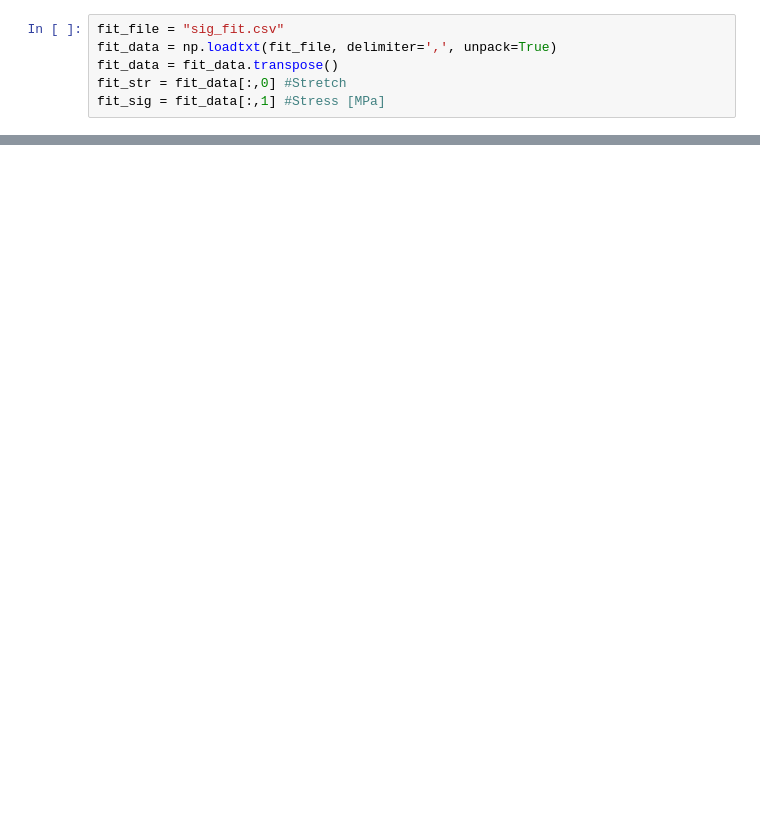
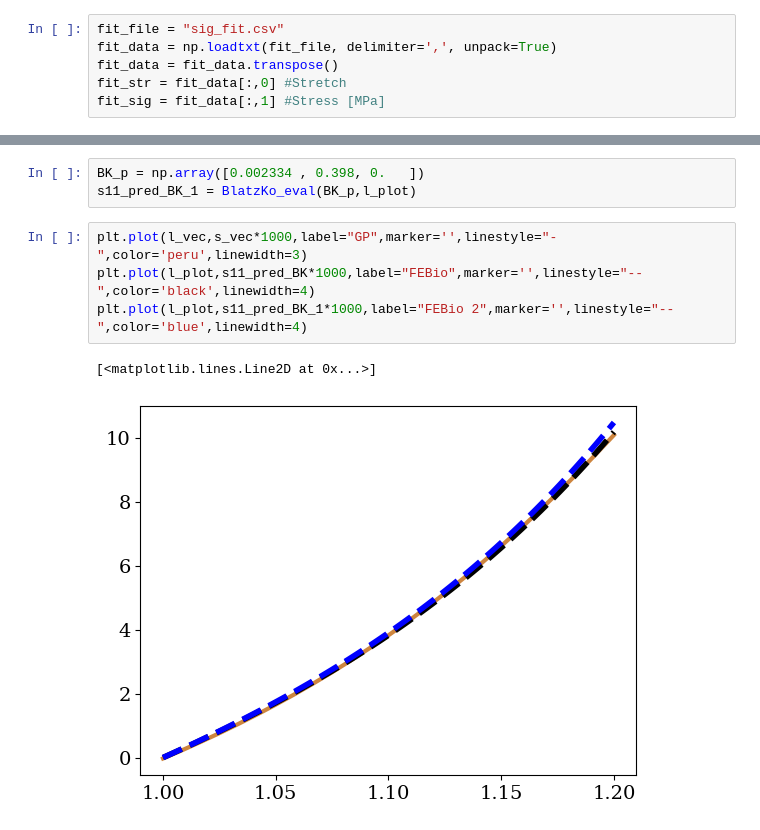
Before and after one commit to abuganza/adipocyte_geometry, a Jupyter notebook: SS Fit.ipynb, the cells around one changed output, grey strips where cells are left out. Drawn from its saved outputs; the diff is of its cells as text; blank space fills up the shorter version.

```diff
--- a/SS Fit.ipynb
+++ b/SS Fit.ipynb
@@ -169,0 +171,10 @@ plt.show()
+# %%
+BK_p = np.array([0.002334 , 0.398, 0.   ])
+s11_pred_BK_1 = BlatzKo_eval(BK_p,l_plot)
+# %%
+plt.plot(l_vec,s_vec*1000,label="GP",marker='',linestyle="-",color='peru',linewidth=3)
+plt.plot(l_plot,s11_pred_BK*1000,label="FEBio",marker='',linestyle="--",color='black',linewidth=4)
+plt.plot(l_plot,s11_pred_BK_1*1000,label="FEBio 2",marker='',linestyle="--",color='blue',linewidth=4)
+# %% [output]
+[<matplotlib.lines.Line2D at 0x...>]
+[figure, added]
```
Also changed, not shown: parts of 3 cells of this notebook, 10 other files.
